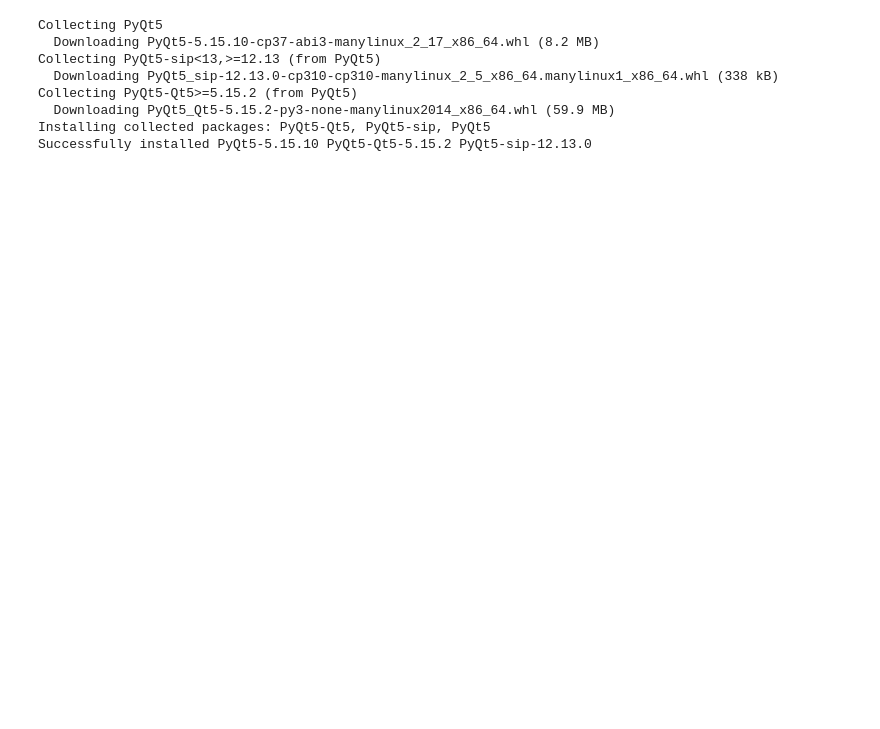
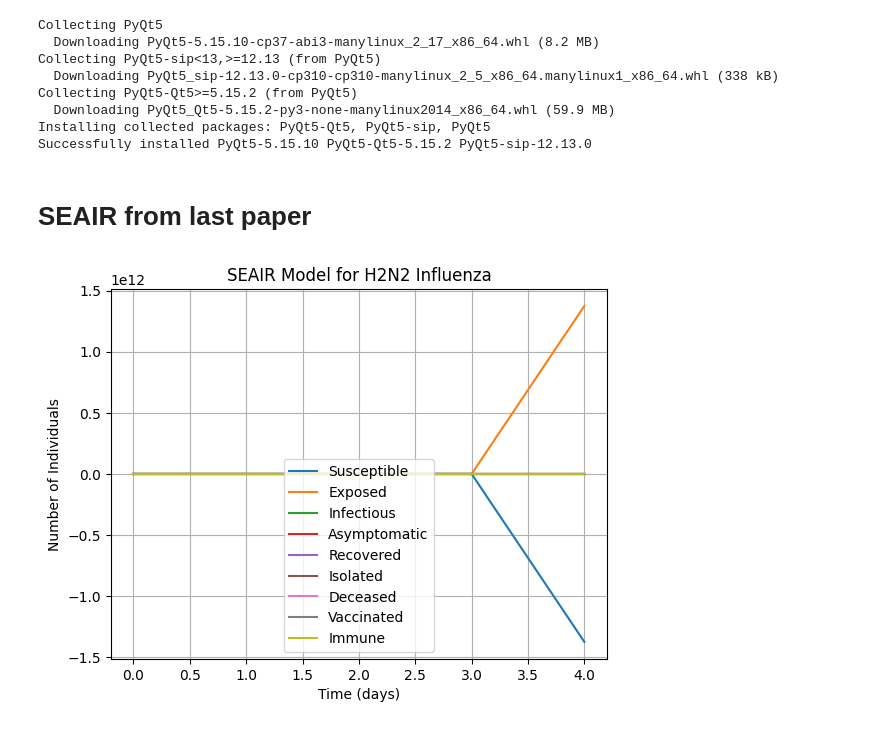
Before and after one commit to Arminsbss/Epidemic-calculator, a Jupyter notebook: epidemic_calculator.ipynb, the cells around one changed output. Saved outputs shown, nothing was run; the diff lists cells and outputs as text; code cells hidden in the pictures; blank space fills up the shorter version.

```diff
--- a/epidemic_calculator.ipynb
+++ b/epidemic_calculator.ipynb
@@ -185,3 +188,81 @@ if __name__ == '__main__':
     app = QApplication(sys.argv)
     ex = EpidemicCalculator()
     sys.exit(app.exec_())
+# %% [markdown]
+# **SEAIR from last paper**
+# %%
+import numpy as np
+import matplotlib.pyplot as plt
+
+# SEAIR Model Parameters
+betta = 0.85  # Transmission rate
+epsilon = 0.50  # Relative infectivity of asymptomatic cases
+X = 0.75  # Relative infectivity of isolated symptomatic cases
+alpha = 0.52  # Rate of progression from exposed class (median incubation period 1.9 days)
+gamma = 0.40  # Rate of progression to recovered class mean infectious period 2.49 days
+zetta = 0.03  # Case fatality rate
+omega = 0.67  # Proportion of exposed cases that become symptomatic
+delta = 0.018  # Rate of progression to death among symptomatic infectious class
+tetta = 0.02  # Isolation rate after Day 45, prior to that it is 0
+meu = 0.90  # Treatment effectiveness 1-relative reduction in mortality due to treatment
+neu = 0.0001  # Global vaccination rate per day after Day 240, prior to that it is 0
+etta = 0.02  # Migration rate between cities and regions (location dependent)
+
+# Initial population values
+N = 9039000  # Total population
+E0 = 1  # Initial number of exposed individuals
+I0 = 0  # Initial number of infectious individuals
+A0 = 0  # Initial number of asymptomatic individuals
+R0 = 0  # Initial number of recovered individuals
+S0 = N - E0 - I0 - A0 - R0  # Initial number of susceptible individuals
+Is0 = 0  # Initial number of isolated individuals
+D0 = 0  # Initial number of deceased individuals
+Va0 = 0  # Initial number of vaccinated individuals
+Im0 = 0  # Initial number of immune individuals
+
+# Time vector
+t_max = 5  # Simulation time (days)
+dt = 1  # Time step
+t = np.arange(0, t_max, dt)
+C=V=a=1
+
+# SEAIR Model Function
+def seair_model(S, E, I, A, R, Is, D, Va, Im, t):
+    dSdt = -betta * (I + epsilon * A + X * I * S) / N * S - neu * C * V * a
+    dEdt = betta * (I + epsilon * A + X * I * S) / N * S - alpha * E
+    dIdt = omega * alpha * E - (delta + tetta) * I
+    dAdt = (1 - omega) * alpha * E - gamma * A
+    dRdt = gamma * I + gamma * A
+    dIsdt = tetta * I
+    dDdt = delta * I
+    dVadt = neu * C * V * a
+    dImdt = 0  # Assuming no migration in this simplified model
+
+    return dSdt, dEdt, dIdt, dAdt, dRdt, dIsdt, dDdt, dVadt, dImdt
+
+# Run the SEAIR Model
+SEAIR = np.zeros((len(t), 9))
+SEAIR[0] = [S0, E0, I0, A0, R0, Is0, D0, Va0, Im0]
+
+for i in range(1, len(t)):
+    dSdt, dEdt, dIdt, dAdt, dRdt, dIsdt, dDdt, dVadt, dImdt = seair_model(*SEAIR[i - 1], t[i])
+    SEAIR[i] = SEAIR[i - 1] + np.array([dSdt, dEdt, dIdt, dAdt, dRdt, dIsdt, dDdt, dVadt, dImdt]) * dt
+
+# Plotting
+plt.plot(t, SEAIR[:, 0], label='Susceptible')
+plt.plot(t, SEAIR[:, 1], label='Exposed')
+plt.plot(t, SEAIR[:, 2], label='Infectious')
+plt.plot(t, SEAIR[:, 3], label='Asymptomatic')
+plt.plot(t, SEAIR[:, 4], label='Recovered')
+plt.plot(t, SEAIR[:, 5], label='Isolated')
+plt.plot(t, SEAIR[:, 6], label='Deceased')
+plt.plot(t, SEAIR[:, 7], label='Vaccinated')
+plt.plot(t, SEAIR[:, 8], label='Immune')
+plt.xlabel('Time (days)')
+plt.ylabel('Number of Individuals')
+plt.title('SEAIR Model for H2N2 Influenza')
+plt.legend()
+plt.grid(True)
+plt.show()
+# %% [output]
+[figure, added]
```
Also changed, not shown: parts of 7 cells of this notebook.
